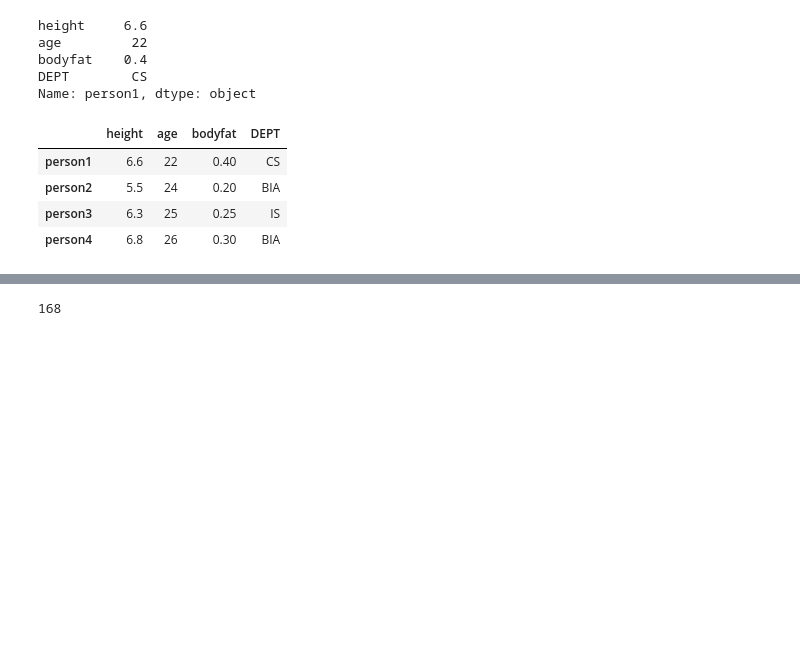
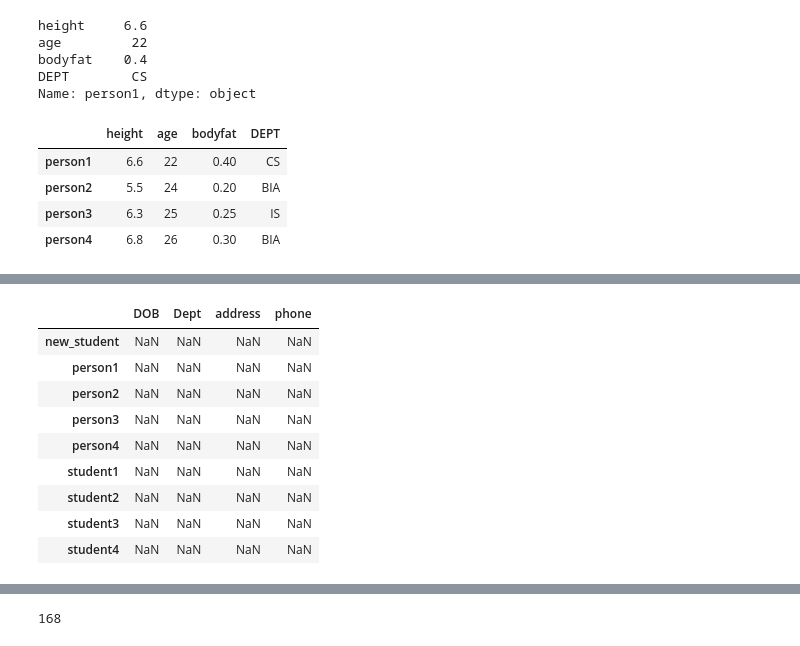
Before and after one commit to shanjiang1994/The_complete_guide_in_Python_for_DA-DS, a Jupyter notebook: 7.Pandas.ipynb, the cells around one changed output, grey strips where cells are left out. Drawn from its saved outputs; the diff is of its cells as text; code cells hidden in the pictures; blank space fills up the shorter version.

```diff
--- a/7.Pandas.ipynb
+++ b/7.Pandas.ipynb
@@ -707,0 +796,5 @@ df.iloc[0:5] # exclusive
+# %%
+df1 = df.copy(deep=True)
+df1
+df2 = df.copy(deep=False)
+df2
@@ -707,0 +881,3 @@ df.iloc[0:5] # exclusive
+# %%
+df1.loc['new_student'] = ['1998','ND','019-283-6478','CPE']
+df1
@@ -707,0 +908,3 @@ df.iloc[0:5] # exclusive
+# %%
+df1.add(df2,fill_value='')
+df3 = df1.add(df2,fill_value='')
@@ -707,0 +918,7 @@ df.iloc[0:5] # exclusive
+# %%
+df4 = pd.DataFrame({'DOB':[1994,1995,1996,1997],
+              'address':['NJ','NY','NC','CA'],
+              'phone':['123-333-222','999-222-3232','323-323-4141','567-235-9842']},
+               index = ['person1','person2','person3','person4'])
+df4 #shape = 4z3
+df3 #shape = 5x4
@@ -707,0 +937,13 @@ df.iloc[0:5] # exclusive
+# %%
+df3.add(df4) # created a full size DF
+# %% [output]
+|  | DOB | Dept | address | phone |
+| new_student | NaN | NaN | NaN | NaN |
+| person1 | NaN | NaN | NaN | NaN |
+| person2 | NaN | NaN | NaN | NaN |
+| person3 | NaN | NaN | NaN | NaN |
+| person4 | NaN | NaN | NaN | NaN |
+| student1 | NaN | NaN | NaN | NaN |
+| student2 | NaN | NaN | NaN | NaN |
+| student3 | NaN | NaN | NaN | NaN |
+| student4 | NaN | NaN | NaN | NaN |
```
Also changed, not shown: parts of 35 cells of this notebook.
